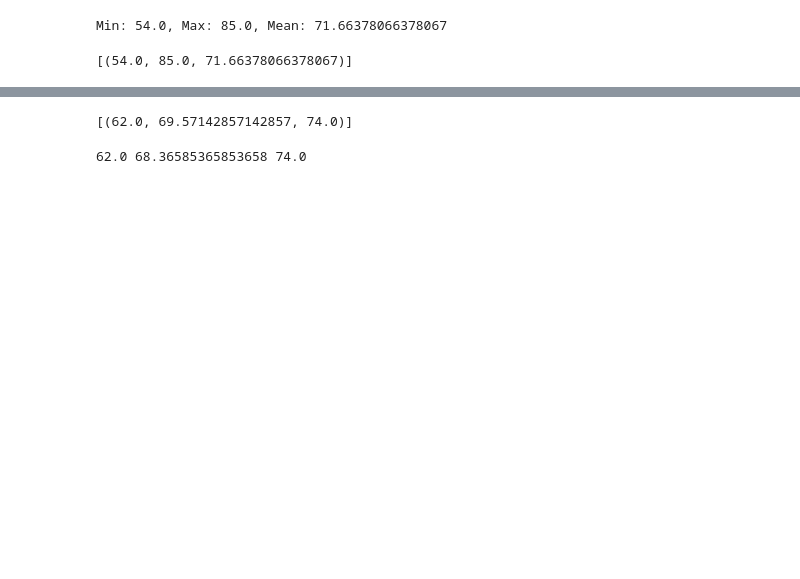
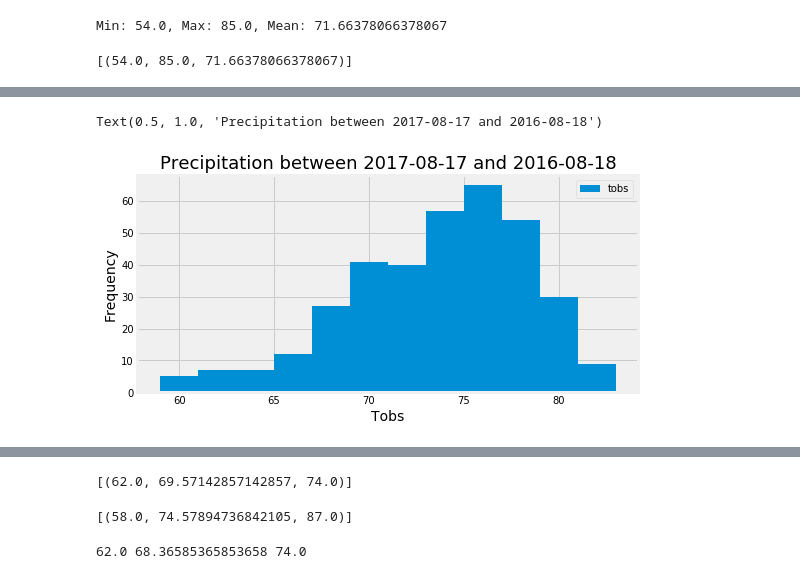
Before and after one commit to mrichtmyer/sqlalchemy-challenge, a Jupyter notebook: climate_starter.ipynb, the cells around one changed output, grey strips where cells are left out. Cells and saved outputs as stored; diff of their text form; code cells hidden in the pictures; blank space fills up the shorter version.

Commit message:
Add histogram for tobs measurement for past year's worth of data

```diff
--- a/climate_starter.ipynb
+++ b/climate_starter.ipynb
@@ -247,0 +275,20 @@ Min: 54.0, Max: 85.0, Mean: 71.66378066378067
+# %%
+prcp_1yr = session.query(Measurement).filter(Measurement.station == qry[0][0],
+                                             Measurement.date < max_date,
+                                             Measurement.date > one_year_ago)
+# preallocate lists
+id_, station, date, prcp, tobs = [],[],[],[],[]
+
+for row in prcp_1yr:
+    # store all data in lists - to be combined in dataframe next
+    id_.append(row.id)
+    station.append(row.station)
+    date.append(row.date)
+    prcp.append(row.prcp)
+    tobs.append(row.tobs)
+
+# create dataframe
+last_year_prcp = pd.DataFrame({"ID": id_, "Station": station, "Date": date,
+                               "Prcp": prcp, "Tobs": tobs}).sort_values(by="Date")
+last_year_tobs = last_year_prcp.dropna(how="any").reset_index()
+last_year_tobs.head(10)
@@ -248,3 +307,12 @@ Min: 54.0, Max: 85.0, Mean: 71.66378066378067
+# %%
+last_year_tobs["Tobs"].hist(bins=12,figsize=(8,4))
+plt.ylabel("Frequency", fontsize=14)
+plt.xlabel("Tobs", fontsize=14)
+plt.legend(["tobs"],loc="best")
+plt.title(f"Precipitation between {max_date} and {one_year_ago}", fontsize=18)
+# %% [output]
+Text(0.5, 1.0, 'Precipitation between 2017-08-17 and 2016-08-18')
+[figure, added]
 # %%
 # Choose the station with the highest number of temperature observations.
 # Query the last 12 months of temperature observation data for this station and plot the results as a histogram
@@ -271,6 +339,10 @@ def calc_temps(start_date, end_date):
 print(calc_temps('2012-02-28', '2012-03-05'))
 # %% [output]
 [(62.0, 69.57142857142857, 74.0)]
+# %%
+calc_temps(one_year_ago,max_date)
+# %% [output]
+[(58.0, 74.57894736842105, 87.0)]
 # %%
 # Use your previous function `calc_temps` to calculate the tmin, tavg, and tmax
 # for your trip using the previous year's data for those same dates.
```
Also changed, not shown: parts of 5 cells of this notebook.
